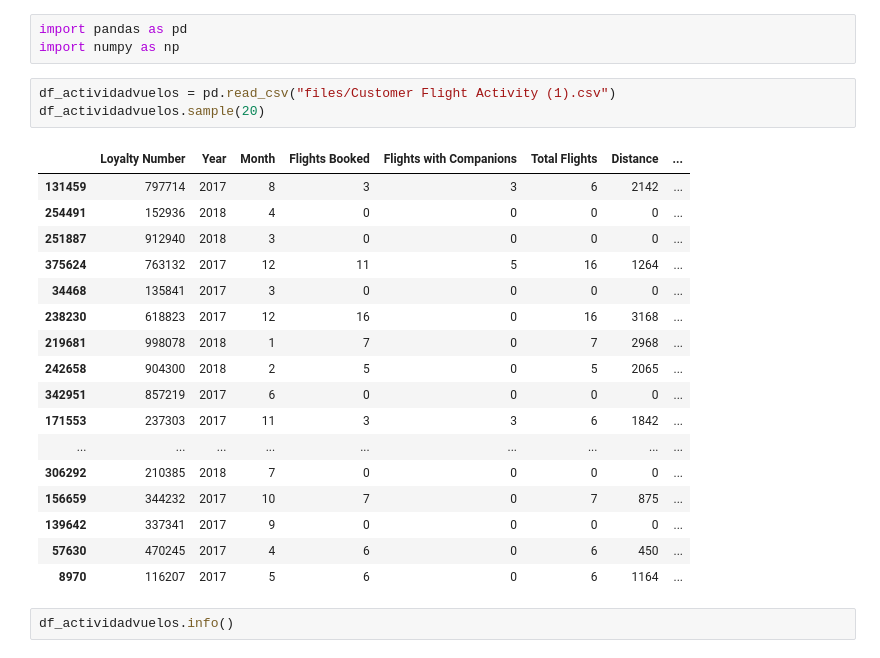
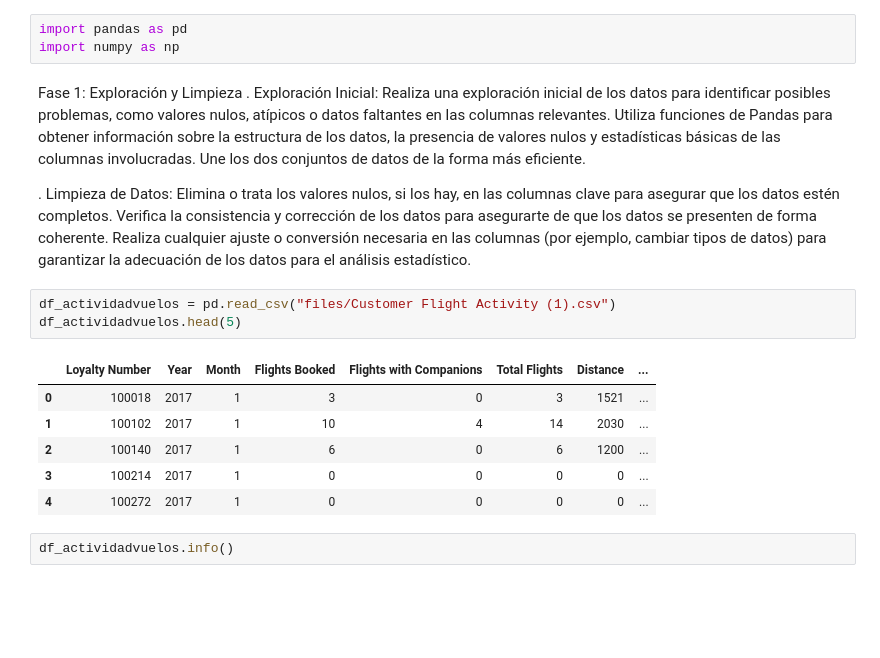
Before and after one commit to Adalab/bda-modulo-3-evaluacion-final-ptormo, a Jupyter notebook: ejerciciotecnico_mod3.ipynb, the cells around one changed output. Cells and saved outputs as stored; diff of their text form; blank space fills up the shorter version.

```diff
--- a/ejerciciotecnico_mod3.ipynb
+++ b/ejerciciotecnico_mod3.ipynb
@@ -1,27 +1,32 @@
 # %%
 import pandas as pd
 import numpy as np
+# %% [markdown]
+Fase 1: Exploración y Limpieza
+. Exploración Inicial:
+Realiza una exploración inicial de los datos para identificar posibles problemas, como valores
+nulos, atípicos o datos faltantes en las columnas relevantes.
+Utiliza funciones de Pandas para obtener información sobre la estructura de los datos, la
+presencia de valores nulos y estadísticas básicas de las columnas involucradas.
+Une los dos conjuntos de datos de la forma más eficiente.
+
+. Limpieza de Datos:
+Elimina o trata los valores nulos, si los hay, en las columnas clave para asegurar que los datos
+estén completos.
+Verifica la consistencia y corrección de los datos para asegurarte de que los datos se
+presenten de forma coherente.
+Realiza cualquier ajuste o conversión necesaria en las columnas (por ejemplo, cambiar tipos de
+datos) para garantizar la adecuación de los datos para el análisis estadístico.
 # %%
 df_actividadvuelos = pd.read_csv("files/Customer Flight Activity (1).csv")
-df_actividadvuelos.sample(20)
+df_actividadvuelos.head(5)
 # %% [output]
 |  | Loyalty Number | Year | Month | Flights Booked | Flights with Companions | Total Flights | Distance | ... |
-| 131459 | 797714 | 2017 | 8 | 3 | 3 | 6 | 2142 | ... |
-| 254491 | 152936 | 2018 | 4 | 0 | 0 | 0 | 0 | ... |
-| 251887 | 912940 | 2018 | 3 | 0 | 0 | 0 | 0 | ... |
-| 375624 | 763132 | 2017 | 12 | 11 | 5 | 16 | 1264 | ... |
-| 34468 | 135841 | 2017 | 3 | 0 | 0 | 0 | 0 | ... |
-| 238230 | 618823 | 2017 | 12 | 16 | 0 | 16 | 3168 | ... |
-| 219681 | 998078 | 2018 | 1 | 7 | 0 | 7 | 2968 | ... |
-| 242658 | 904300 | 2018 | 2 | 5 | 0 | 5 | 2065 | ... |
-| 342951 | 857219 | 2017 | 6 | 0 | 0 | 0 | 0 | ... |
-| 171553 | 237303 | 2017 | 11 | 3 | 3 | 6 | 1842 | ... |
-| ... | ... | ... | ... | ... | ... | ... | ... | ... |
-| 306292 | 210385 | 2018 | 7 | 0 | 0 | 0 | 0 | ... |
-| 156659 | 344232 | 2017 | 10 | 7 | 0 | 7 | 875 | ... |
-| 139642 | 337341 | 2017 | 9 | 0 | 0 | 0 | 0 | ... |
-| 57630 | 470245 | 2017 | 4 | 6 | 0 | 6 | 450 | ... |
-| 8970 | 116207 | 2017 | 5 | 6 | 0 | 6 | 1164 | ... |
+| 0 | 100018 | 2017 | 1 | 3 | 0 | 3 | 1521 | ... |
+| 1 | 100102 | 2017 | 1 | 10 | 4 | 14 | 2030 | ... |
+| 2 | 100140 | 2017 | 1 | 6 | 0 | 6 | 1200 | ... |
+| 3 | 100214 | 2017 | 1 | 0 | 0 | 0 | 0 | ... |
+| 4 | 100272 | 2017 | 1 | 0 | 0 | 0 | 0 | ... |
 # %%
 df_actividadvuelos.info()
 # %% [output]
```
Also changed, not shown: parts of 6 cells of this notebook.
